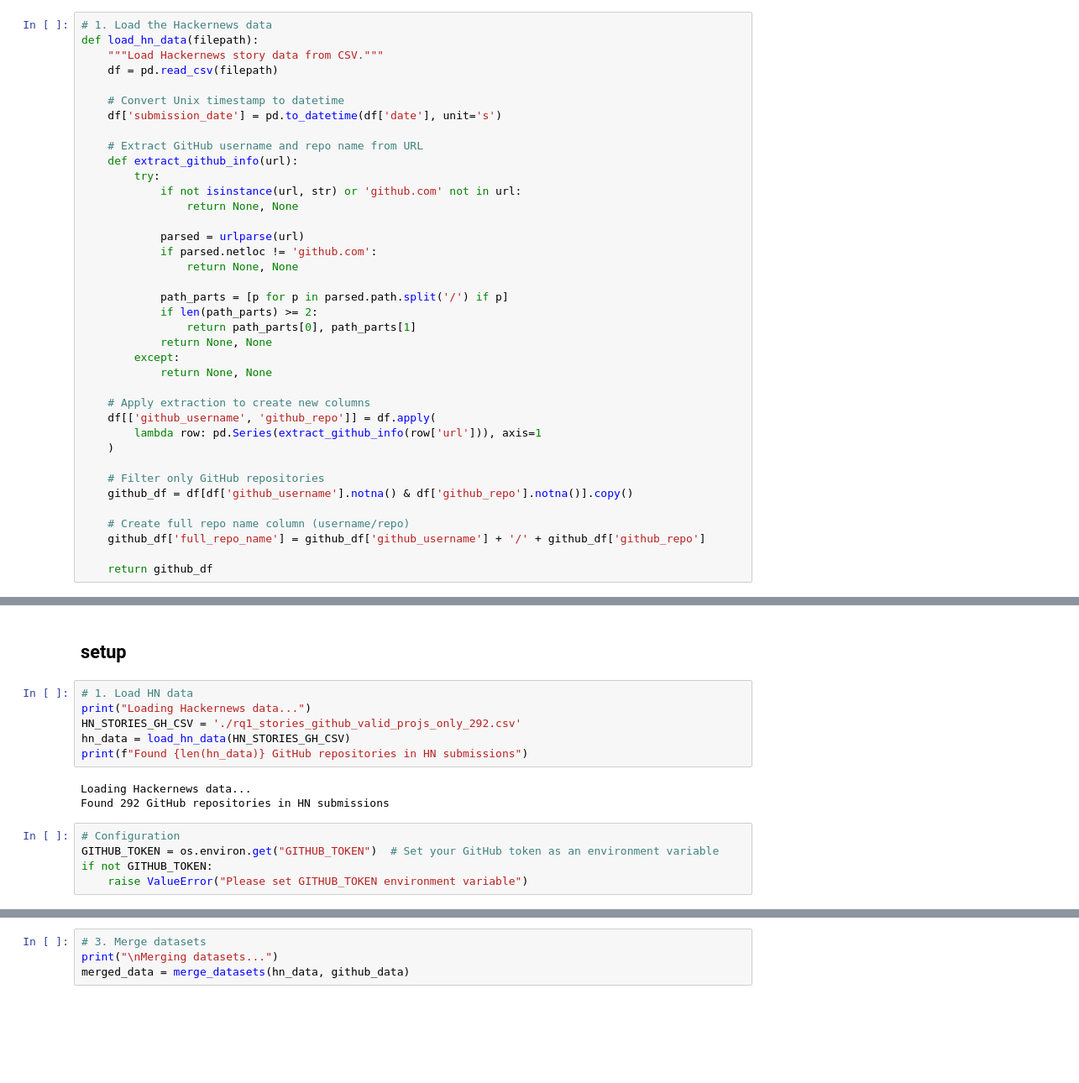
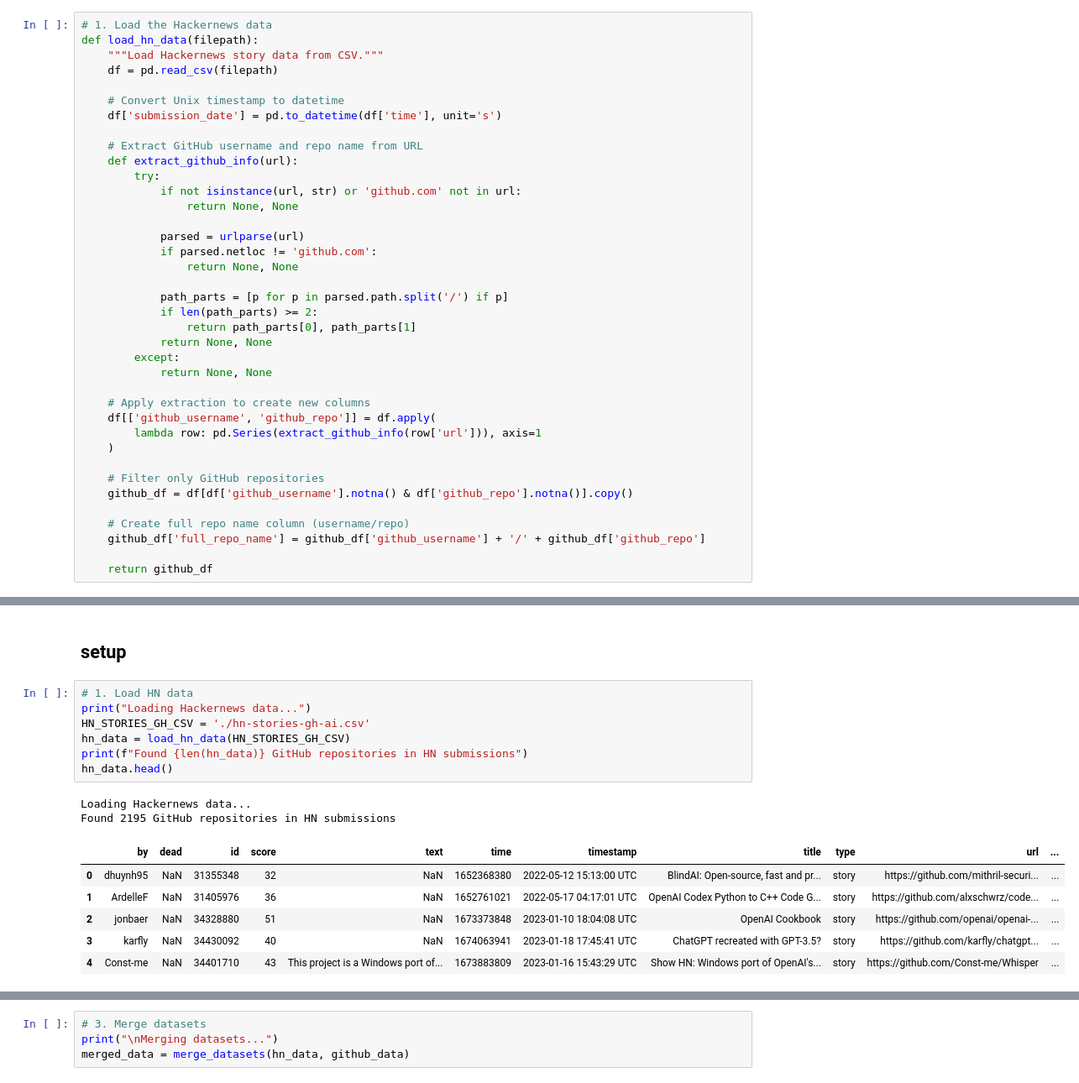
Before and after one commit to MUICT-SERU/SP2024-GPT, a Jupyter notebook: src/rq1/1d-gh-creation-analysis/github-creation-dist-analysis.ipynb, the cells around one changed output, grey strips where cells are left out. Shown at 84% size. Saved outputs shown, nothing was run; the diff lists cells and outputs as text; blank space fills up the shorter version.

```diff
--- a/src/rq1/1d-gh-creation-analysis/github-creation-dist-analysis.ipynb
+++ b/src/rq1/1d-gh-creation-analysis/github-creation-dist-analysis.ipynb
@@ -27,7 +27,7 @@ def load_hn_data(filepath):
     df = pd.read_csv(filepath)
 
     # Convert Unix timestamp to datetime
-    df['submission_date'] = pd.to_datetime(df['date'], unit='s')
+    df['submission_date'] = pd.to_datetime(df['time'], unit='s')
 
     # Extract GitHub username and repo name from URL
     def extract_github_info(url):
@@ -220,17 +186,19 @@ def create_visualizations(merged_df):
 # %%
 # 1. Load HN data
 print("Loading Hackernews data...")
-HN_STORIES_GH_CSV = './rq1_stories_github_valid_projs_only_292.csv'
+HN_STORIES_GH_CSV = './hn-stories-gh-ai.csv'
 hn_data = load_hn_data(HN_STORIES_GH_CSV)
 print(f"Found {len(hn_data)} GitHub repositories in HN submissions")
+hn_data.head()
 # %% [output]
 Loading Hackernews data...
-Found 292 GitHub repositories in HN submissions
+Found 2195 GitHub repositories in HN submissions
+|  | by | dead | id | score | text | time | timestamp | title | type | url | ... |
+| 0 | dhuynh95 | NaN | 31355348 | 32 | NaN | 1652368380 | 2022-05-12 15:13:00 UTC | BlindAI: Open-source, fast and pr... | story | https://github.com/mithril-securi... | ... |
+| 1 | ArdelleF | NaN | 31405976 | 36 | NaN | 1652761021 | 2022-05-17 04:17:01 UTC | OpenAI Codex Python to C++ Code G... | story | https://github.com/alxschwrz/code... | ... |
+| 2 | jonbaer | NaN | 34328880 | 51 | NaN | 1673373848 | 2023-01-10 18:04:08 UTC | OpenAI Cookbook | story | https://github.com/openai/openai-... | ... |
+| 3 | karfly | NaN | 34430092 | 40 | NaN | 1674063941 | 2023-01-18 17:45:41 UTC | ChatGPT recreated with GPT-3.5? | story | https://github.com/karfly/chatgpt... | ... |
+| 4 | Const-me | NaN | 34401710 | 43 | This project is a Windows port of... | 1673883809 | 2023-01-16 15:43:29 UTC | Show HN: Windows port of OpenAI's... | story | https://github.com/Const-me/Whisper | ... |
-# %%
-# Configuration
-GITHUB_TOKEN = os.environ.get("GITHUB_TOKEN")  # Set your GitHub token as an environment variable
-if not GITHUB_TOKEN:
-    raise ValueError("Please set GITHUB_TOKEN environment variable")
 # %%
 # 2. Fetch GitHub metadata
 print("\nFetching GitHub repository metadata...")
```
Also changed, not shown: parts of 7 cells of this notebook, 5 other files.
